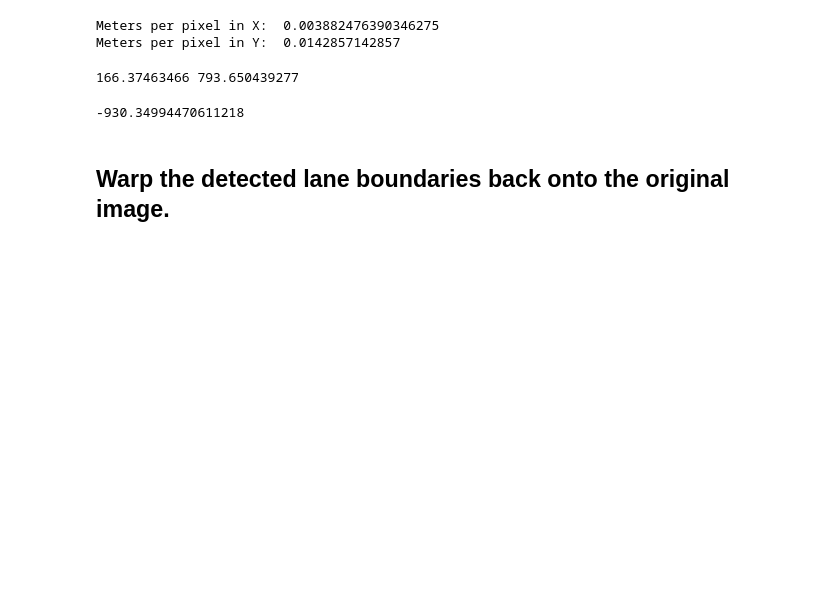
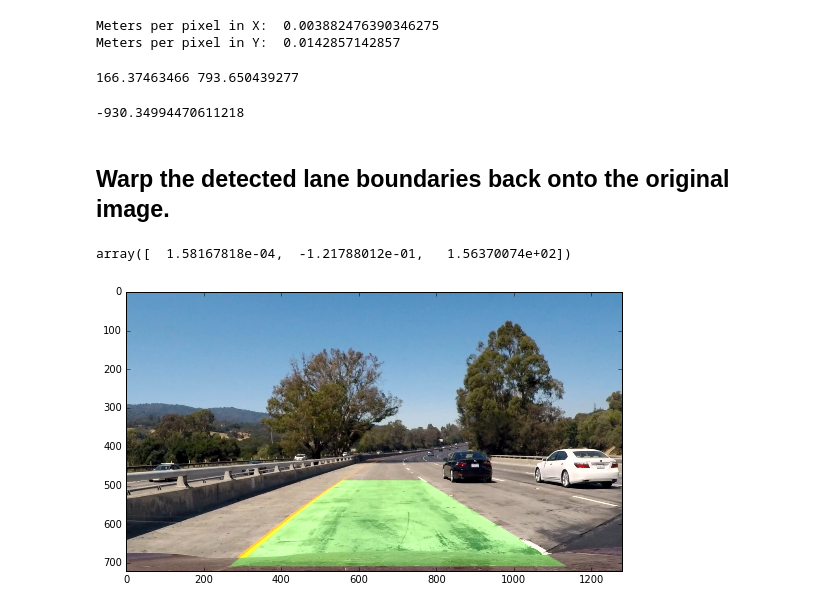
Before and after one commit to csq20081052/CarND-Advanced-Lane-Lines-P4, a Jupyter notebook: Pipeline_part2.ipynb, the cells around one changed output. Cells and saved outputs as stored; diff of their text form; code cells hidden in the pictures; blank space fills up the shorter version.

```diff
--- a/Pipeline_part2.ipynb
+++ b/Pipeline_part2.ipynb
@@ -96,7 +96,7 @@ _ = plt.plot(histogram)
 # %% [output]
 [figure]
 # %%
-def detect_image_lanes(image, base=None):
+def detect_lanes(image, base=None):
 
     if base:
         leftx_base = base[0]
@@ -237,7 +237,7 @@ def visualize_detected_lines(image, windows, pixels, poly):
     plt.xlim(0, 1280)
     plt.ylim(720, 0)
 # %%
-windows, pixels, poly = detect_image_lanes(birds_eye_yellow)
+windows, pixels, poly = detect_lanes(birds_eye_yellow)
 # %%
 visualize_detected_lines(birds_eye_yellow, windows, pixels, poly)
 # %% [output]
@@ -355,3 +358,45 @@ get_center(birds_eye_yellow.shape, poly_meters, xm_per_pix)
 -930.34994470611218
 # %% [markdown]
 ## Warp the detected lane boundaries back onto the original image.
+# %%
+poly[0]
+# %% [output]
+array([  1.58167818e-04,  -1.21788012e-01,   1.56370074e+02])
+# %%
+def draw_lane_unwarped(original_image, warped, poly, inv_M, plot=False):
+
+    left_fit = poly[0]
+    right_fit = poly[1]
+
+    ploty = np.linspace(0, warped.shape[0]-1, warped.shape[0] )
+    left_fitx = left_fit[0]*ploty**2 + left_fit[1]*ploty + left_fit[2]
+    right_fitx = right_fit[0]*ploty**2 + right_fit[1]*ploty + right_fit[2]
+
+    # Create an image to draw the lines on
+    warp_zero = np.zeros_like(warped).astype(np.uint8)
+    color_warp = np.dstack((warp_zero, warp_zero, warp_zero))
+
+    # Recast the x and y points into usable format for cv2.fillPoly()
+    pts_left = np.array([np.transpose(np.vstack([left_fitx, ploty]))])
+    pts_right = np.array([np.flipud(np.transpose(np.vstack([right_fitx, ploty])))])
+
+    pts = np.hstack((pts_left, pts_right))
+
+    # Draw the lane onto the warped blank image
+    cv2.fillPoly(color_warp, np.int_([pts]), (0,255, 0))
+
+    # Warp the blank back to original image space using inverse perspective matrix
+    newwarp = cv2.warpPerspective(color_warp, inv_M, (original_image.shape[1], original_image.shape[0]))
+
+    # Combine the result with the original image
+    result = cv2.addWeighted(original_image, 1, newwarp, 0.3, 0)
+
+    if plot:
+        plt.figure(figsize=(10,5))
+        plt.imshow(result)
+
+    return result
+# %%
+unwarped = draw_lane_unwarped(laboratory_rat_yellow, birds_eye_yellow, poly, inv_M, plot=True)
+# %% [output]
+[figure, added]
```
Also changed, not shown: parts of 9 cells of this notebook.
